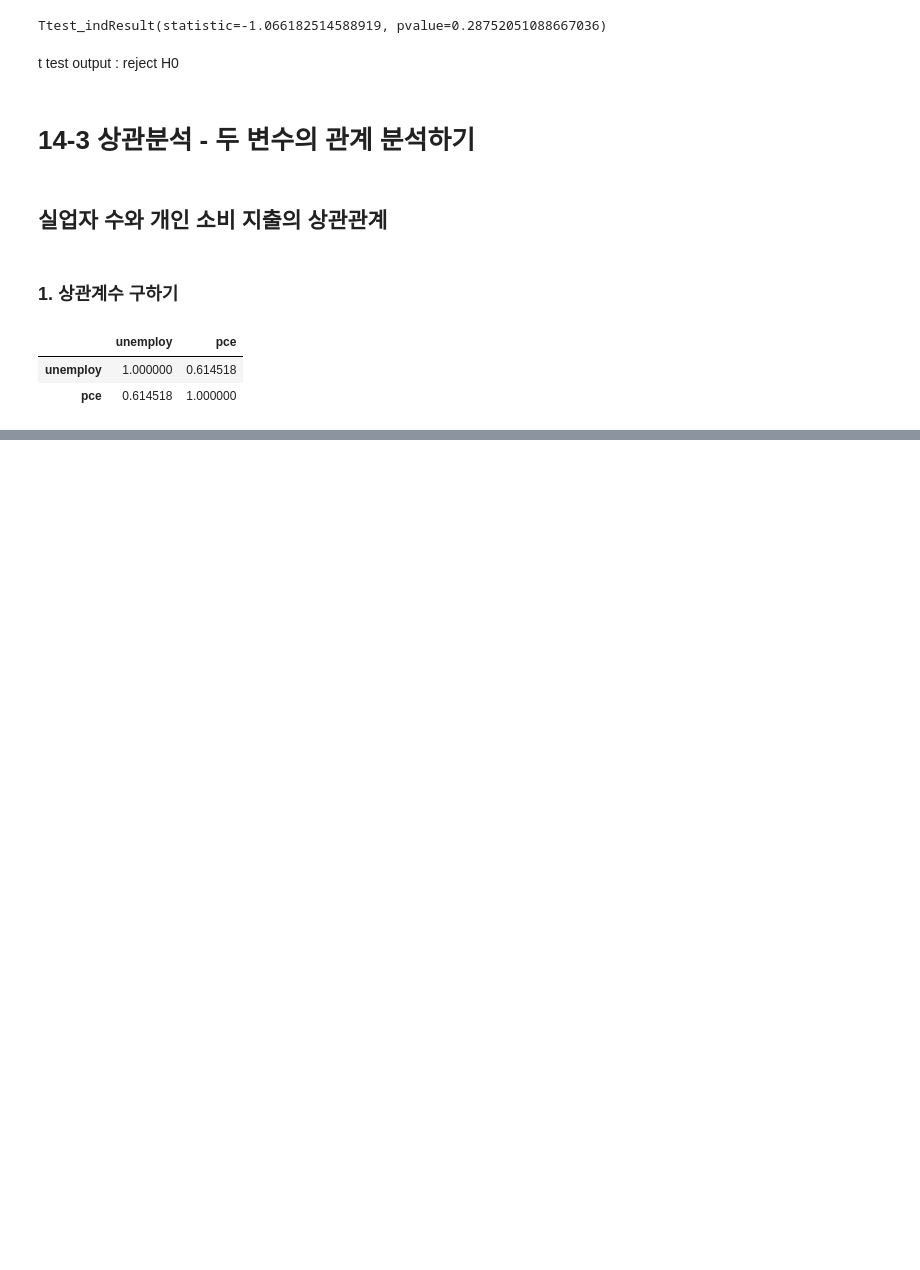
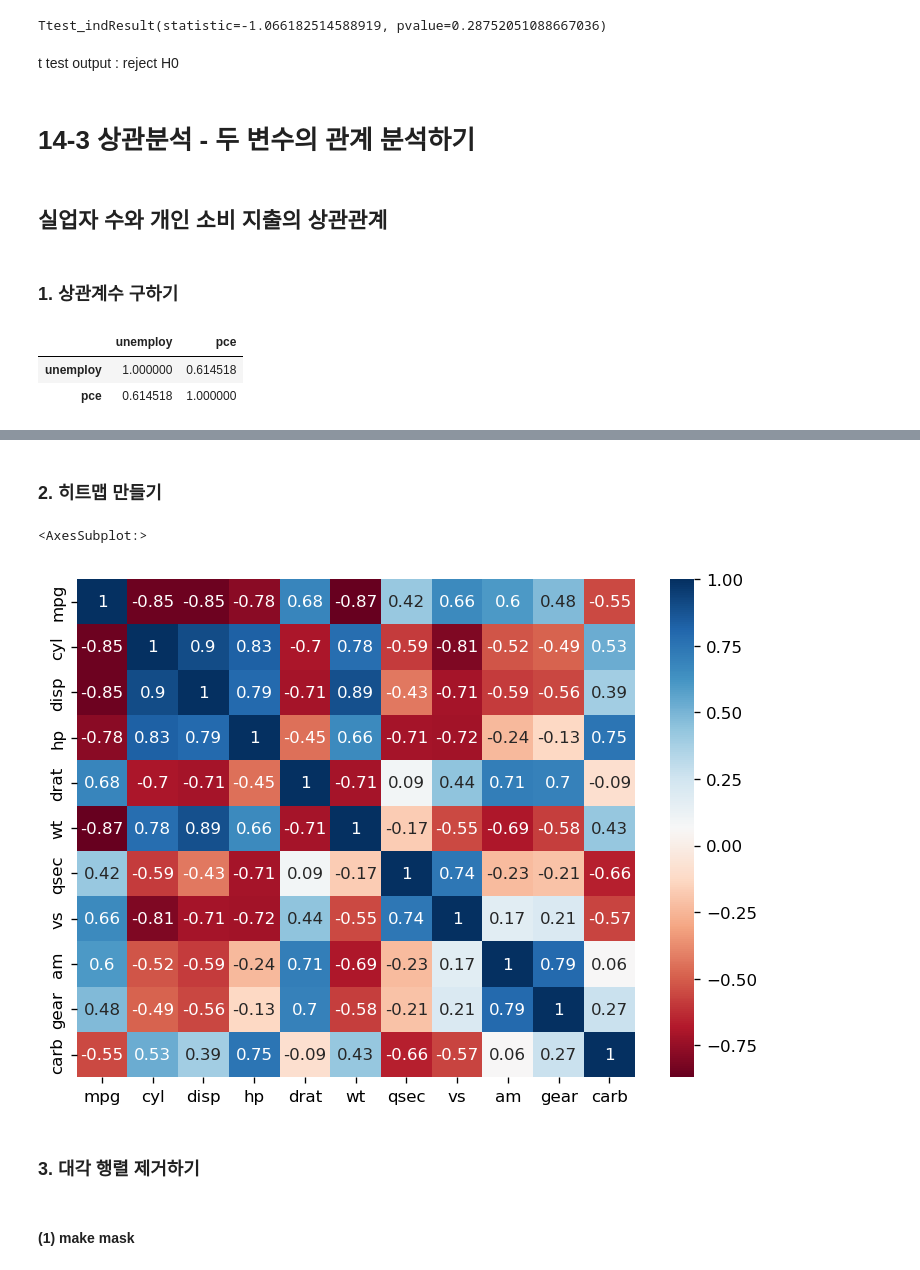
Before and after one commit to HeewonSeo0923/PythonDataAnalysis, a Jupyter notebook: lab14.ipynb, the cells around one changed output, grey strips where cells are left out. Cells and saved outputs as stored; diff of their text form; code cells hidden in the pictures; blank space fills up the shorter version.

```diff
--- a/lab14.ipynb
+++ b/lab14.ipynb
@@ -71,0 +81,2 @@ economics[['unemploy', 'pce']].corr()
+# %%
+mtcars = pd.read_csv('mtcars.csv')
@@ -71,0 +92,4 @@ economics[['unemploy', 'pce']].corr()
+# %%
+car_cor = mtcars.corr()      # 상관행렬 만들기
+car_cor = round(car_cor, 2)  # 소수점 둘째자리까지 반올림
+car_cor
@@ -71,0 +109,19 @@ economics[['unemploy', 'pce']].corr()
+# %% [markdown]
+### 2. 히트맵 만들기
+# %%
+import matplotlib.pyplot as plt
+plt.rcParams.update({'figure.dpi' : '120',
+                    'figure.figsize' : [7.5, 5.5]})
+# %%
+# 히트맵 만들기
+import seaborn as sns
+sns.heatmap(car_cor,
+            annot = True,
+            cmap = 'RdBu')
+# %% [output]
+<AxesSubplot:>
+[figure, added]
+# %% [markdown]
+### 3. 대각 행렬 제거하기
+# %% [markdown]
+#### (1) make mask
```
Also changed, not shown: parts of 14 cells of this notebook, 3 other files.
